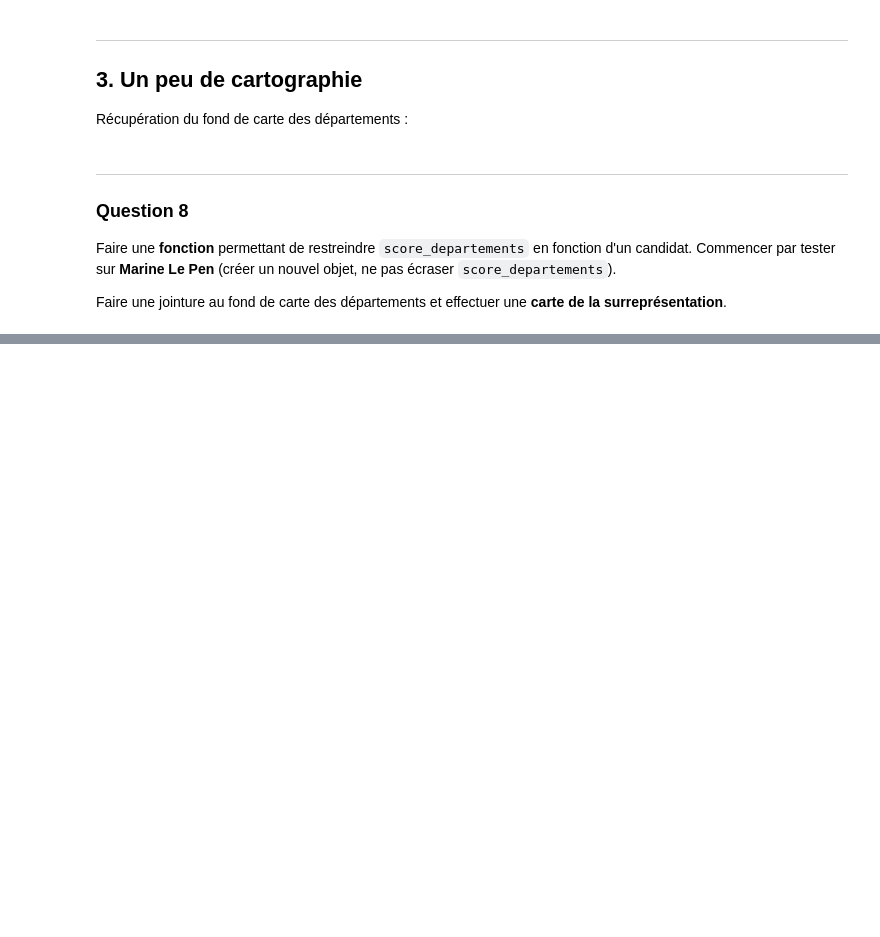
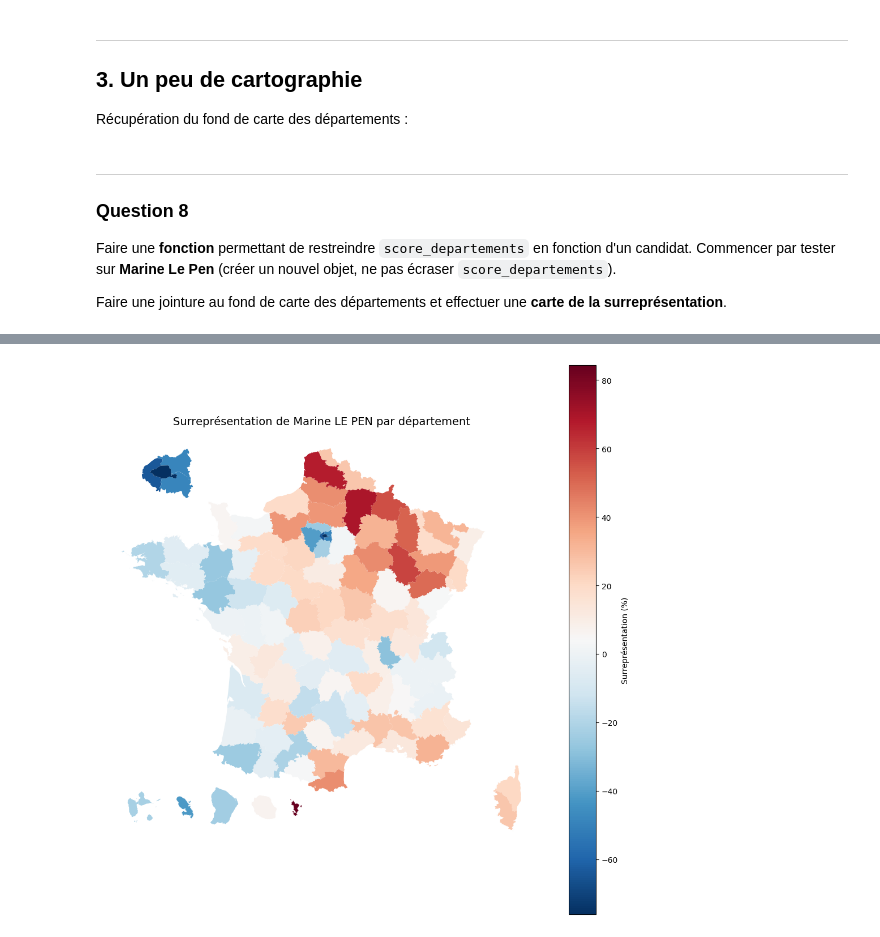
Before and after one commit to zgregi/DM_python_datascience, a Jupyter notebook: main.ipynb, the cells around one changed output, grey strips where cells are left out. Drawn from its saved outputs; the diff is of its cells as text; code cells hidden in the pictures; blank space fills up the shorter version.

Commit message:
question 8

```diff
--- a/main.ipynb
+++ b/main.ipynb
@@ -136,13 +206,30 @@ score_departements[score_departements['code_departement'] == '11']
 
 Refaire le lien avec le niveau national pour comparer le score départemental avec le score national. Nommer ce dataframe `score_departements` (nous allons le réutiliser par la suite).
 # %%
-# Question 5 : comparaison score départemental vs score national
+# Question 5 : score départemental vs national (style Question 4)
 
-# On récupère les scores nationaux dans un dictionnaire pour les fusionner
-scores_nationaux_dict = scores.set_index("Candidat")["Score (% votes exprimés)"].str.replace(" %", "").astype(float).to_dict()
+# Ajouter les scores et votes nationaux au dataframe départemental
+score_departements["score_national"] = score_departements["candidat"].map(
+scores.set_index("Candidat")["Score (% votes exprimés)"].str.replace(" %","").astype(float)
+)
+score_departements["votes_national"] = score_departements["candidat"].map(
+scores.set_index("Candidat")["Nombre votes (total)"]
+)
 
-# Ajouter le score national à chaque ligne du score_departements
-score_departements["score_national"] = score_departements["candidat"].map(scores_nationaux_dict)
+# Réordonner les colonnes
+score_departements = score_departements[
+["code_departement", "candidat", "votes_departement", "score_departement", "votes_national", "score_national"]
+]
 
-# Calcul de l'écart entre score départemental et score national
-score_departements["ecart_national"] = score_departements["score_departement"] - score_departements["score_national"]
+GT(score_departements.head()) \
+.tab_header(title="Score départemental vs national (extrait)") \
+.cols_label(
+    code_departement="Département",
+    candidat="Candidat",
+    votes_departement="Votes Département",
+    score_departement="Score Département",
+    votes_national="Votes National",
+    score_national="Score National"
+) \
+.fmt_number(columns=["votes_departement","votes_national"], decimals=0, sep_mark=" ") \
+.fmt_percent(columns=["score_departement","score_national"], decimals=2, scale_values=False)
@@ -218,31 +332,33 @@ departement_borders = carti_download(
     filter_by="FRANCE_ENTIERE_DROM_RAPPROCHES",
     source="EXPRESS-COG-CARTO-TERRITOIRE",
     year=2022
 )
 
 def carte_candidat(candidat):
     df_candidat = score_departements[score_departements['candidat'] == candidat].copy()
 
     gdf = departement_borders.merge(
         df_candidat,
         left_on='INSEE_DEP',
         right_on='code_departement',
         how='left'
     )
 
     fig, ax = plt.subplots(1, 1, figsize=(10, 10))
     gdf.plot(
         column='surrepresentation',
         ax=ax,
         legend=True,
-        cmap='RdBu',
+        cmap='RdBu_r',
         legend_kwds={'label': 'Surreprésentation (%)'},
         missing_kwds={'color': 'lightgrey'}
     )
     ax.set_title(f"Surreprésentation de {candidat} par département", fontsize=14)
     ax.axis('off')
     plt.tight_layout()
     plt.show()
 
 # Test sur Marine Le Pen
 carte_candidat('Marine LE PEN')
+# %% [output]
+[figure, added]
```
Also changed, not shown: parts of 9 cells of this notebook.
